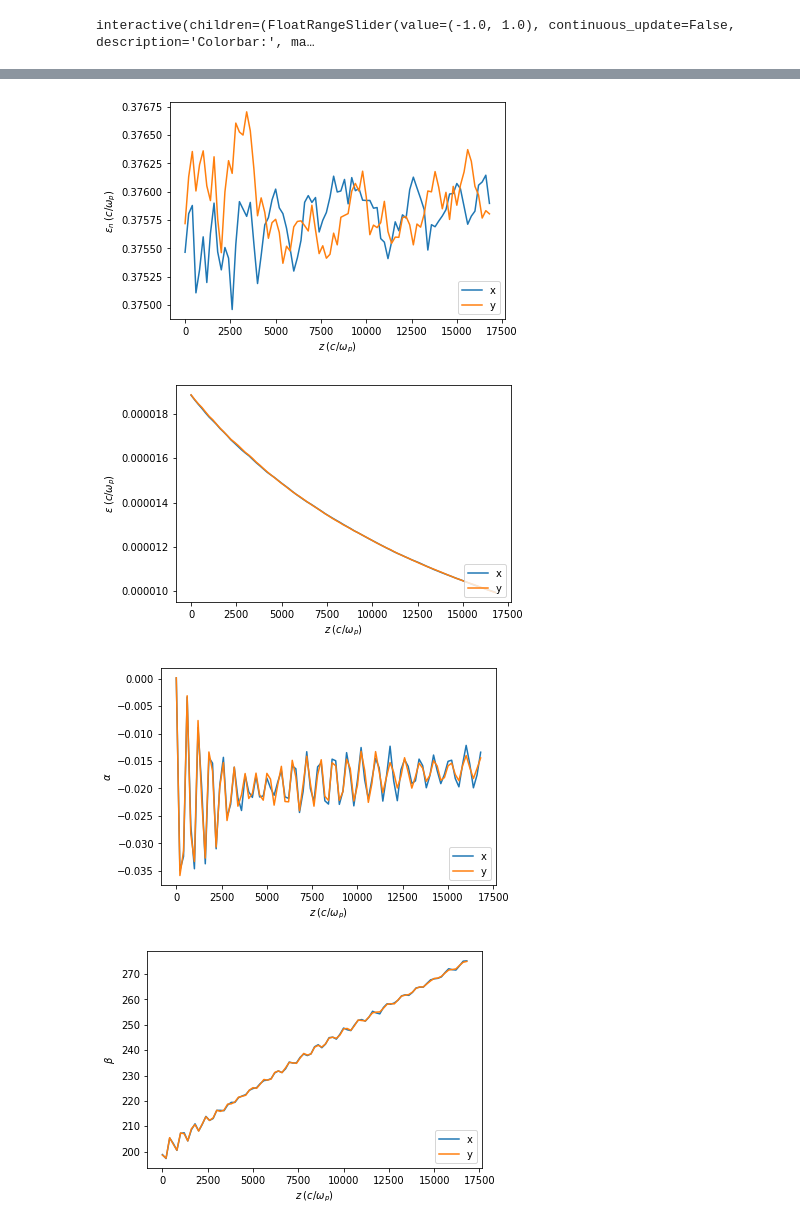
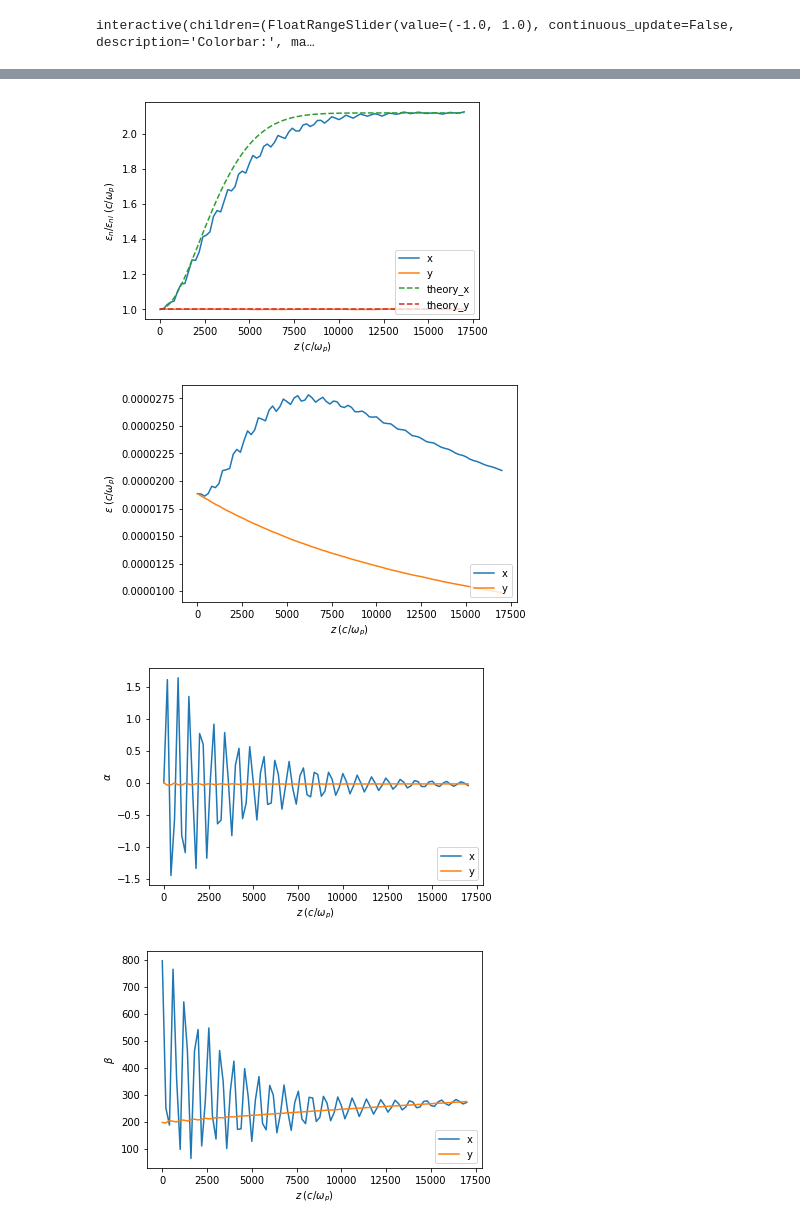
Before and after one commit to uclazyj/JupyterQpic, a Jupyter notebook: PWFA_blowout_regime.ipynb, the cells around one changed output, grey strips where cells are left out. Drawn from its saved outputs; the diff is of its cells as text; code cells hidden in the pictures.

Commit message:
Add theoretical plot for emittance

```diff
--- a/PWFA_blowout_regime.ipynb
+++ b/PWFA_blowout_regime.ipynb
@@ -75,10 +75,11 @@ interactive(children=(FloatRangeSlider(value=(-1.0, 1.0), continuous_update=Fals
 interactive(children=(FloatRangeSlider(value=(-1.0, 1.0), continuous_update=False, description='Colorbar:', ma…
 # %%
 ndump = 20
-last_file_number = 1680
+first_file_number = 0
+last_file_number = 1700
 # %%
 pyVisQP = reload(pyVisQP)
-parameters = pyVisQP.analyze_beam_bata(ndump = ndump, last_file_number = last_file_number,
-                                       first_file_number = 0,beam_number = 2,
-                                       zVisualizeCenter = 0, halfThickness = 2)
+parameters = pyVisQP.analyze_beam_bata(first_file_number = first_file_number,last_file_number = last_file_number,
+                                       ndump = ndump,beam_number = 2,
+                                       zVisualizeCenter = 0, halfThickness = 5)
 # %% [output]
@@ -102,9 +103,11 @@ In file ../Beam0002/Raw/raw_00001680.h5, analyzing  95.4444613987111 % particles
 # %%
 import matplotlib.pyplot as plt
-plt.plot(parameters['s'], parameters['epsilon_n_x'],label='x')
-plt.plot(parameters['s'], parameters['epsilon_n_y'],label='y')
+plt.plot(parameters['s'], parameters['epsilon_n_x']/parameters['epsilon_n_x'][0],label='x')
+plt.plot(parameters['s'], parameters['epsilon_n_y']/parameters['epsilon_n_y'][0],label='y')
+plt.plot(parameters['s'], parameters['emitn_x_theory'],'--',label='theory_x')
+plt.plot(parameters['s'], parameters['emitn_y_theory'],'--',label='theory_y')
 plt.xlabel('$z\;(c/\omega_p)$')
-plt.ylabel('$\epsilon_n \;(c/\omega_p)$')
+plt.ylabel('$\epsilon_n / \epsilon_{ni}  \;(c/\omega_p)$')
 plt.legend(loc='lower right')
 plt.show()
 
@@ -119,34 +122,34 @@ plt.plot(parameters['s'], parameters['alpha_x'],label='x')
 plt.plot(parameters['s'], parameters['alpha_y'],label='y')
 plt.xlabel('$z\;(c/\omega_p)$')
 plt.ylabel('$\\alpha$')
 plt.legend(loc='lower right')
 plt.show()
 
 plt.plot(parameters['s'], parameters['beta_x'],label='x')
 plt.plot(parameters['s'], parameters['beta_y'],label='y')
 plt.xlabel('$z\;(c/\omega_p)$')
 plt.ylabel('$\\beta$')
 plt.legend(loc='lower right')
 plt.show()
 
 plt.plot(parameters['s'], parameters['sigma_x'],label='x')
 plt.plot(parameters['s'], parameters['sigma_y'],label='y')
 plt.xlabel('$z\;(c/\omega_p)$')
 plt.ylabel('$\sigma \;(c/\omega_p)$')
 plt.legend(loc='lower right')
 plt.show()
 
 plt.plot(parameters['s'], parameters['energy'])
 plt.xlabel('$z\;(c/\omega_p)$')
 plt.ylabel('$\gamma $')
 plt.show()
 
 plt.plot(parameters['s'], parameters['energy_spread'])
 plt.xlabel('$z\;(c/\omega_p)$')
 plt.ylabel('$\Delta \gamma /\gamma$ (%)')
 plt.show()
 # %% [output]
-[figure, old version]
+[figure, new version]
-[figure, old version]
+[figure, new version]
-[figure, old version]
+[figure, new version]
-[figure, old version]
+[figure, new version]
```
Also changed, not shown: parts of 4 cells of this notebook, 1 other file.
